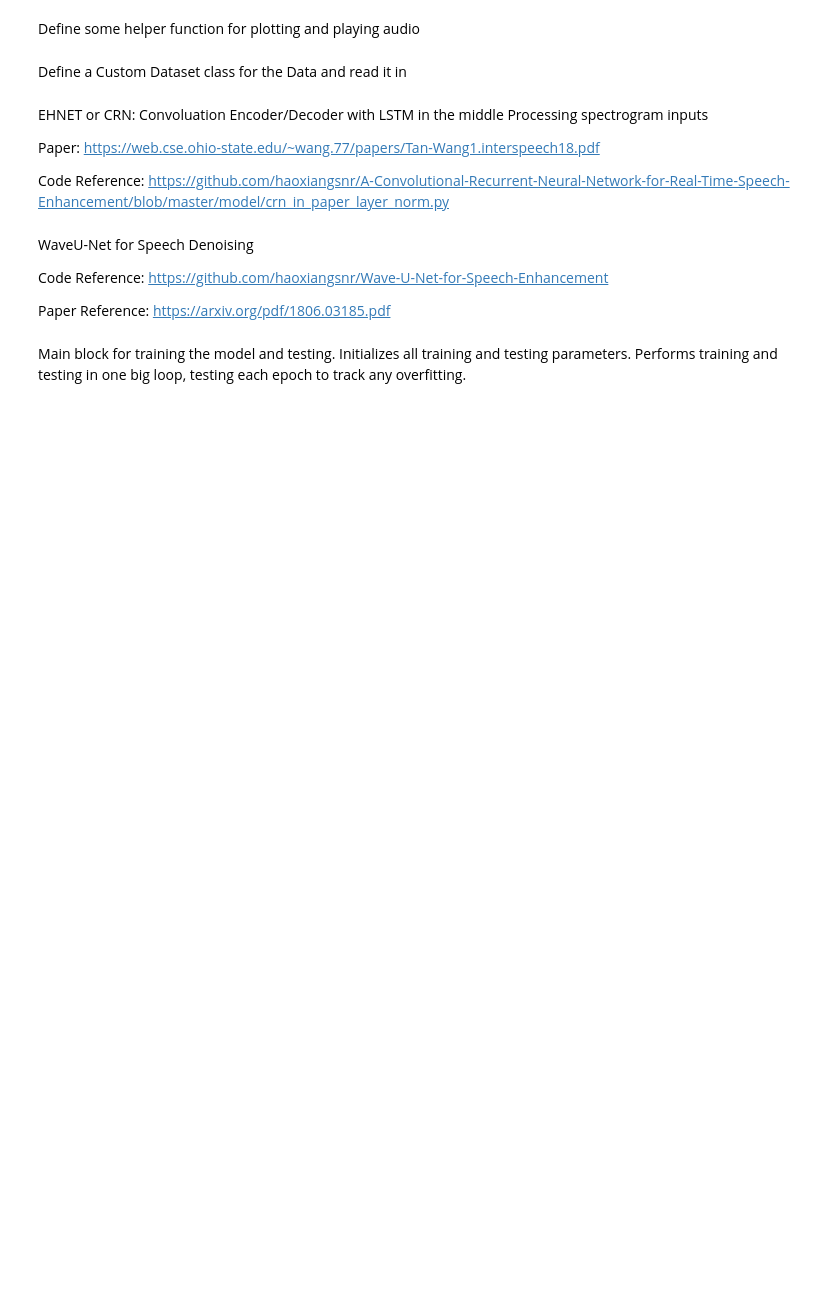
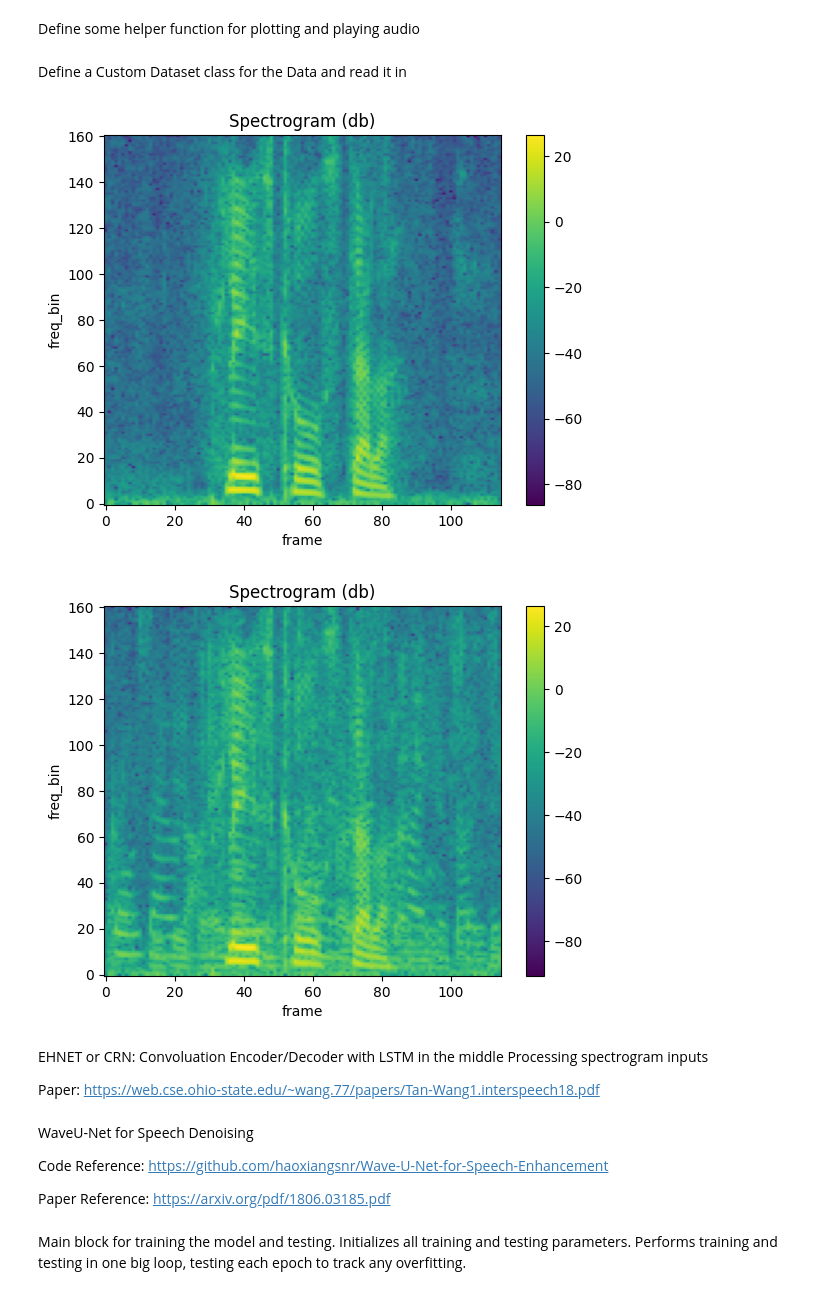
Before and after one commit to cnovak232/DL_Speech_Enhancement, a Jupyter notebook: DL_Final_Project.ipynb, the cells around one changed output. Drawn from its saved outputs; the diff is of its cells as text; code cells hidden in the pictures; blank space fills up the shorter version.

Commit message:
Add stdct processing, refactor training/val and early stopping, improve results, clean up stuff

```diff
--- a/DL_Final_Project.ipynb
+++ b/DL_Final_Project.ipynb
@@ -159,11 +322,11 @@ class VoiceBankDemand(Dataset):
 
         if self.num_samples:
             # trim or pad audio to fixed length
-            if clean_audio.shape[1] > num_samples:
-                clean_audio = clean_audio[:,:num_samples]
-                noisy_audio = noisy_audio[:,:num_samples]
-            elif clean_audio.shape[1] < num_samples:
-                pad_len = int( num_samples - clean_audio.shape[1] )
+            if clean_audio.shape[1] > self.num_samples:
+                clean_audio = clean_audio[:,:self.num_samples]
+                noisy_audio = noisy_audio[:,:self.num_samples]
+            elif clean_audio.shape[1] < self.num_samples:
+                pad_len = int( self.num_samples - clean_audio.shape[1] )
                 pad = torch.zeros(1,pad_len)
                 clean_audio = torch.cat((clean_audio,pad), dim=1)
                 noisy_audio = torch.cat((noisy_audio,pad),dim=1)
@@ -172,11 +335,6 @@ class VoiceBankDemand(Dataset):
             if self.transform:
                 noisy_audio = self.transform( noisy_audio )
                 clean_audio = self.transform( clean_audio )
-                #clean_mag,_ = torch.abs(clean_trnsfrm)
-                #clean_audio = (clean_audio, clean_mag)
-               # noisy_mag, norm_val = torch.abs(noisy_trnsfrm)
-                #noisy_phase = torch.angle(noisy_trnsfrm)
-                #noisy_audio = (noisy_mag, noisy_phase, noisy_audio, norm_val)
         else:
             if self.transform:
                 clean_audio  = self.transform( clean_audio )
@@ -203,52 +361,70 @@ spectrogram = ta.transforms.Spectrogram(
     normalized = False )
 
 WAVE_UNET_LEN = 16384 # length the WaveUNET processing
-num_samples = WAVE_UNET_LEN * 3
+num_samples_train = WAVE_UNET_LEN * 3
+num_samples_test = WAVE_UNET_LEN * 5
 
+
+stft = STFT(n_fft = 320, power = 1.0)
+istft = ISTFT( n_fft = 320 )
 
 wavelet = DWT( name = 'db8', level = 5 )
 
+stdct = STDCT( frame_length = 320, frame_step = 160 )
+
+istdct = ISTDCT( frame_length = 320, frame_step = 160 )
 
 # return turns a tuple of ( clean_data,noisy_data,original_length)
 # data type depends on if transform was specified
 train_set = VoiceBankDemand( clean_dir = train_clean_path,
                              noisy_dir = train_noisy_path,
                              list_dir = list_dir_train,
                              len_samples = None, # clip or pad samples to be 5s
                              downsample = target_fs, # downsample to 16Khz
-                             transform = spectrogram )
+                             transform = stft )
+"""
+# this is for testing
+train_set_t = VoiceBankDemand( clean_dir = train_clean_path,
+                             noisy_dir = train_noisy_path,
+                             list_dir = list_dir_train,
+                             len_samples = None, # clip or pad samples to be 5s
+                             downsample = target_fs, # downsample to 16Khz
+                             transform = None )
+"""
 
 # returns tuples within tuples: clean_data, noisy_data, original length
 # If using a transform (like spectrogram) the subtuples will be:
 # clean_data: (clean_waveform, clean_spec)
 # noisy_data: ( noisy_spec, noisy_phase, noisy_waveform, normalization_val )
 test_set = VoiceBankDemand( clean_dir = test_clean_path,
                             noisy_dir = test_noisy_path,
                             list_dir = list_dir_test,
                             data = "test",
                             len_samples = None,
                             downsample = target_fs,
-                            transform = spectrogram )
+                            transform = stft )
 
 #############################################################
 # for viewing samples and such
-clean, noisey, orgin_len = train_set[1]
+clean, noisy, orig_len = train_set[0]
+#clean_t, noisy_t, orig_len = train_set_t[0]
 
 #transform = DWT( name = 'db4', level = 3 )
 #inv_transform = IDWT( name = 'db4', level = 3)
 #clean_dwt = transform(clean)
 
+#plot_waveform(clean_t,target_fs)
+#plot_waveform(clean_t_rec,target_fs)
 
-#cleanr = inv_transform(clean_dwt)
-
-#plot_waveform(clean_dwt,target_fs)
-#plot_waveform(cleanr,target_fs)
-
-clean_test, noisy_test, orig_len = test_set[0]
+#clean_test, noisy_test, orig_len = test_set[0]
 
 #noisy_mag, noisy_phase, noisy_audio, norm_val = noisy_test
 
 plot_spectrogram(clean.squeeze())
-plot_spectrogram(noisey.squeeze())
+plot_spectrogram(noisy.squeeze())
 
-#play_audio(noisy_audio[:,:orig_len],target_fs)
+#play_audio(clean_t,target_fs)
+#play_audio(clean_t_rec,target_fs)
+# %% [output]
+[figure, added]
+[figure, added]
@@ -351,9 +445,6 @@ Processing spectrogram inputs
 
 Paper:
 https://web.cse.ohio-state.edu/~wang.77/papers/Tan-Wang1.interspeech18.pdf
-
-Code Reference:
-https://github.com/haoxiangsnr/A-Convolutional-Recurrent-Neural-Network-for-Real-Time-Speech-Enhancement/blob/master/model/crn_in_paper_layer_norm.py
 # %%
 import torch
 import torch.nn as nn
```
Also changed, not shown: parts of 13 cells of this notebook.
